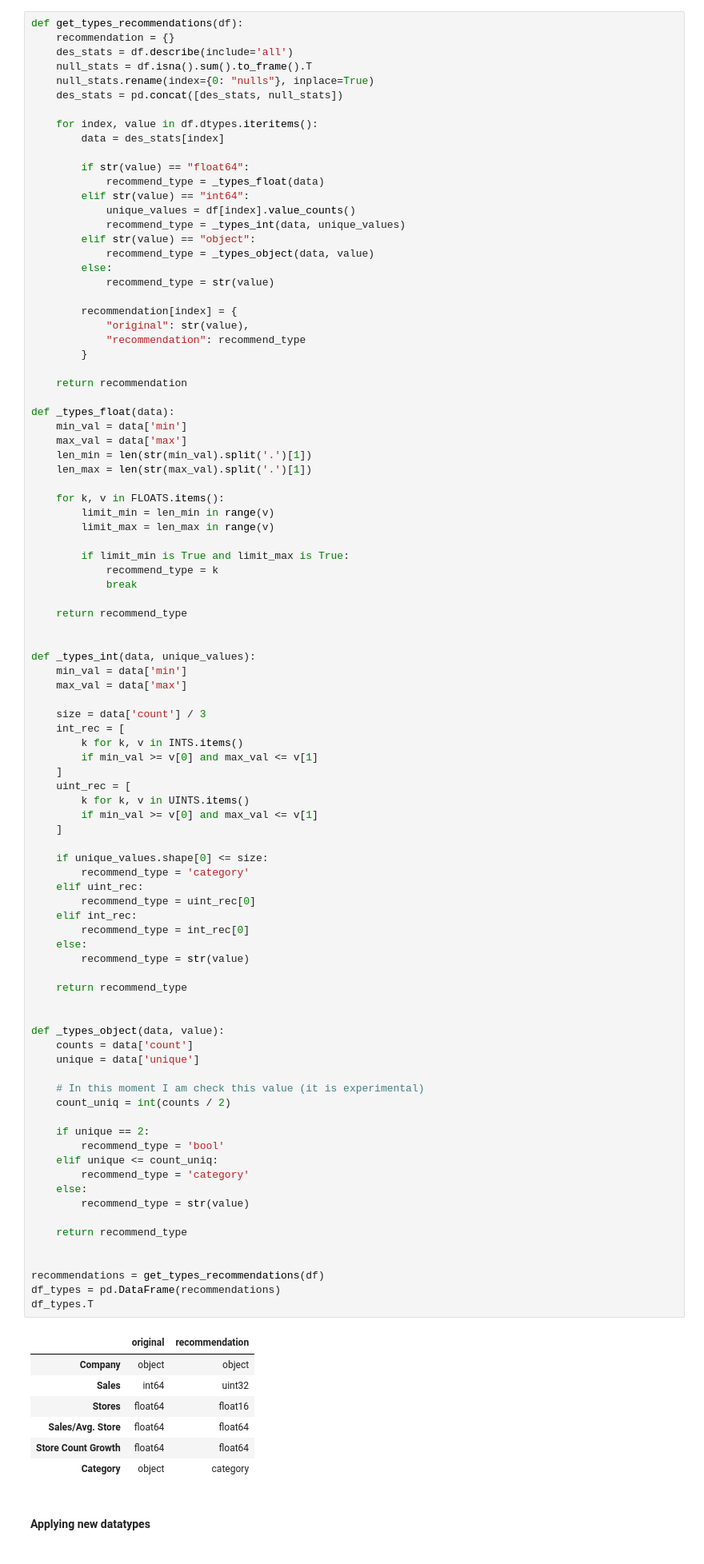
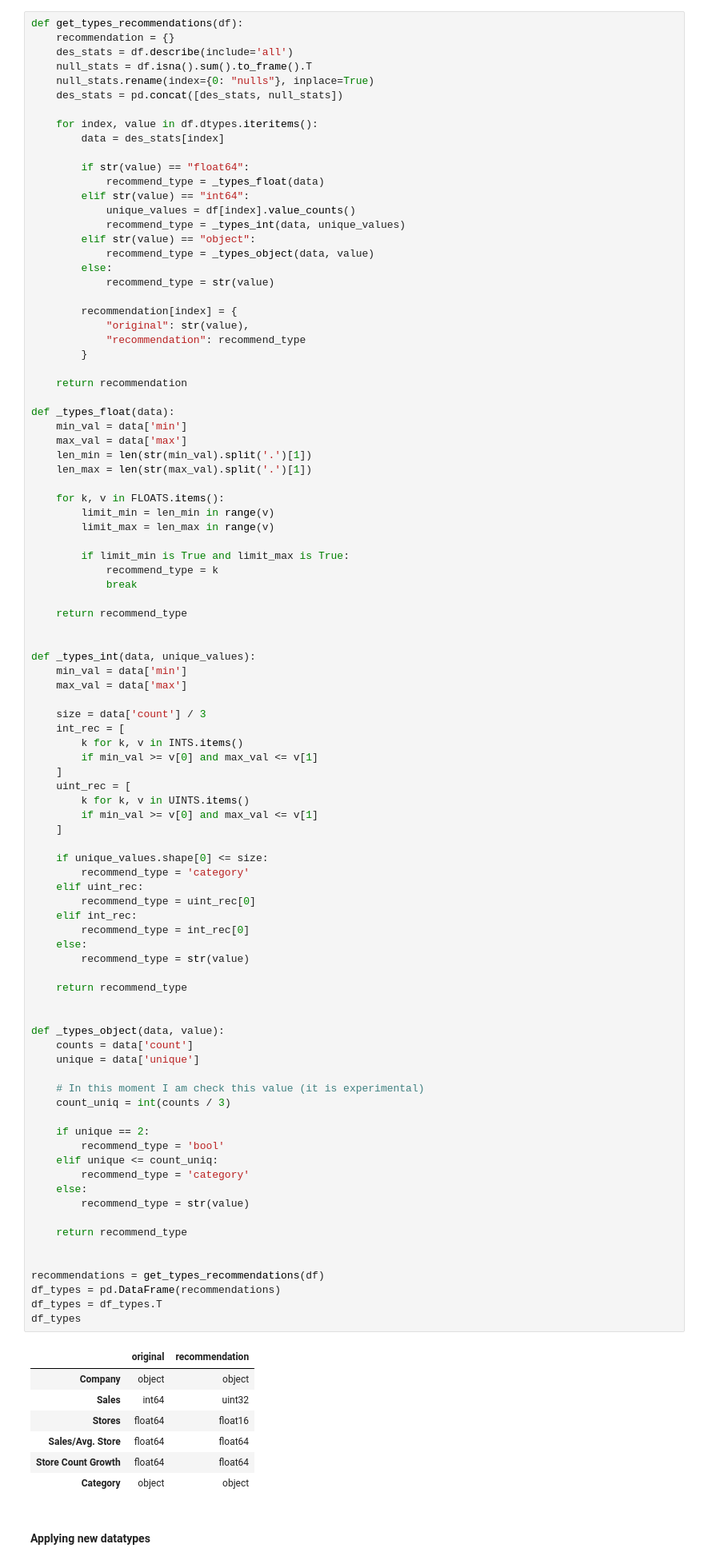
Before and after one commit to neimv/master_python, a Jupyter notebook: data/Proyecto Datacademy.ipynb, the cells around one changed output. Shown: that part at 80% size. Cells and saved outputs as stored; diff of their text form.

```diff
--- a/data/Proyecto Datacademy.ipynb
+++ b/data/Proyecto Datacademy.ipynb
@@ -116,36 +116,37 @@ def _types_int(data, unique_values):
         recommend_type = str(value)
 
     return recommend_type
 
 
 def _types_object(data, value):
     counts = data['count']
     unique = data['unique']
 
     # In this moment I am check this value (it is experimental)
-    count_uniq = int(counts / 2)
+    count_uniq = int(counts / 3)
 
     if unique == 2:
         recommend_type = 'bool'
     elif unique <= count_uniq:
         recommend_type = 'category'
     else:
         recommend_type = str(value)
 
     return recommend_type
 
 
 recommendations = get_types_recommendations(df)
 df_types = pd.DataFrame(recommendations)
-df_types.T
+df_types = df_types.T
+df_types
 # %% [output]
 |  | original | recommendation |
 | Company | object | object |
 | Sales | int64 | uint32 |
 | Stores | float64 | float16 |
 | Sales/Avg. Store | float64 | float64 |
 | Store Count Growth | float64 | float64 |
-| Category | object | category |
+| Category | object | object |
 # %% [markdown]
 #### Applying new datatypes
 # %%
```
Also changed, not shown: parts of 11 cells of this notebook.
